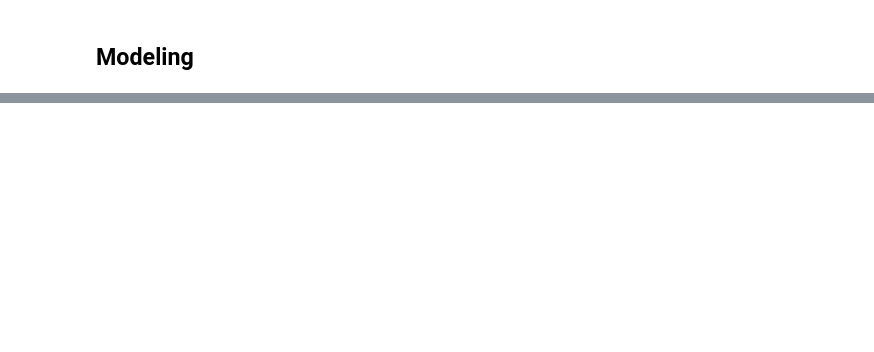
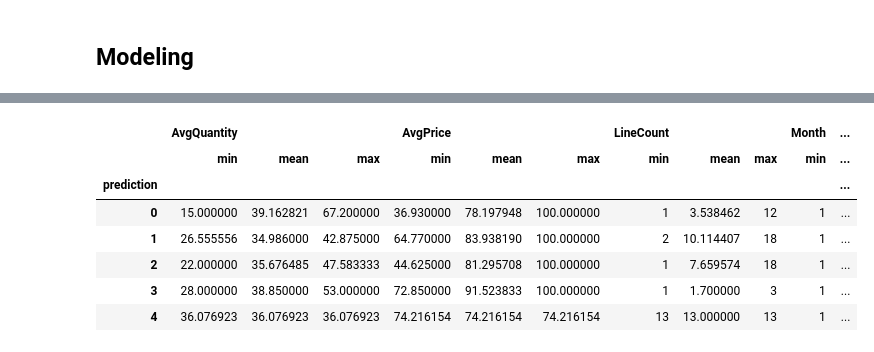
Before and after one commit to ahowe42/pyspark_explore, a Jupyter notebook: pyspark_essentials_udemy/MLLIB_Clustering_GMM.ipynb, the cells around one changed output, grey strips where cells are left out. Drawn from its saved outputs; the diff is of its cells as text; code cells hidden in the pictures; blank space fills up the shorter version.

Commit message:
Finished with GMM modeling notebook

```diff
--- a/pyspark_essentials_udemy/MLLIB_Clustering_GMM.ipynb
+++ b/pyspark_essentials_udemy/MLLIB_Clustering_GMM.ipynb
@@ -337,7 +316,7 @@ for (model, stuff) in models.items():
 # %%
 ''' evaluate different clustering cardinalities '''
 # setup range that will be tried
-kMax = 41
+kMax = 6 # make this 1 more than what you actually want
 xs = list(range(2, kMax))
 kCost = np.ones(kMax)*np.inf
 kSil = np.ones(kMax)*-1
@@ -350,20 +329,20 @@ for k in range(2, kMax):
     GMM = GaussianMixture(k=k, seed=randSeed, featuresCol='features')
     models[k] = GMM.fit(tran)
     # eval the model on the training set
-    kCost[k] = models[k].summary.trainingCost
-    print('\tTraining Cost = %0.3f'%kCost[k])
+    kCost[k] = models[k].summary.logLikelihood
+    print('\tLog likelihood = %0.3f'%kCost[k])
     # eval the model on the testing set
     testPred = models[k].transform(test)
     kSil[k] = ClusteringEvaluator().evaluate(testPred)
     print('\tSilhouette score = %0.3f'%kSil[k])
 
 # show the scree plot
-fig = plysub.make_subplots(rows=2, cols=1, print_grid=False, subplot_titles=('Train SSE vs. k', 'Test Silhouette vs. k'))
+fig = plysub.make_subplots(rows=2, cols=1, print_grid=False, subplot_titles=('Train Log Likelihood vs. k', 'Test Silhouette vs. k'))
 fig.add_trace(go.Scatter(x=xs, y=kCost[2:], mode='markers+lines'), 1, 1)
 fig.add_trace(go.Scatter(x=xs, y=kSil[2:], mode='markers+lines'), 2, 1)
 fig['layout']['title'] = '|GMM Results'
 plyoff.plot(fig)
 
 # find the min
-bestK = np.argmin(kCost)
+bestK = np.argmax(kCost)
 print('Best model has %d clusters, with a cost of %0.3f'%(bestK, kCost[bestK]))
@@ -402,23 +364,16 @@ print('Best model has %d clusters, with a cost of %0.3f'%(bestBK, bkCost[bestBK]
 ''' Evaluate best model on test set '''
 # get the best
 bestK = int(input('Enter the "best" k'))
-bestMod = input('Enter the best model ("k" or bk")')
-if bestMod == 'k':
-    # kmeans
-    bestModel = models[bestK]
-    cst = kCost[bestK]
-else:
-    # bisecting kmeans
-    bestModel = bmodels[bestK]
-    cst = bkCost[bestK]
-print('Best %s model has %d clusters, with a cost of %0.3f'%(bestMod, bestK, cst))
+bestModel = models[bestK]
+cst = kCost[bestK]
+print('Best GMM model has %d clusters, with a log likelihood of %0.3f'%(bestK, cst))
 
 # predict
 testPred = bestModel.transform(test)
 # eval
 evalSil = ClusteringEvaluator()
 silhouette = evalSil.evaluate(testPred)
-print('Silhouette score for %s model with %d cluster = [-1, %0.3f, 1]'%(bestMod, bestK, silhouette))
+print('Silhouette score for GMM model with %d cluster = [-1, %0.3f, 1]'%(bestK, silhouette))
 # get the centers
-cents = pd.DataFrame(index=list(range(bestK)), data=bestModel.clusterCenters(), columns=features)
+cents = pd.DataFrame(index=list(range(bestK)), data=[bestModel.gaussians[k].mean.toArray() for k in list(range(bestK))], columns=features)
 display(cents)
@@ -429,0 +390,11 @@ for feat in features:
+# %%
+''' predict topics on input data '''
+# predict and parse the topic probabilities
+preds = bestModel.transform(sales).select('ORDERNUMBER', *features, 'prediction', vector_to_array('probability').alias('mixtures')).toPandas()
+# label the mixture probabilities and drop the vector column
+preds = preds.drop(columns=['mixtures'], inplace=False).join(pd.DataFrame(data=preds['mixtures'].tolist(), columns=['Mixture %d'%k for k in range(bestK)]))
+# get the most likely topic
+preds['Predicted Mixture'] = preds[['Mixture %d'%k for k in range(bestK)]].idxmax(axis=1)
+preds['Predicted Mixture Prob.'] = preds[['Mixture %d'%k for k in range(bestK)]].max(axis=1)
+# talk
+display(preds.head())
@@ -430,2 +408,17 @@ for feat in features:
+# %%
+# characterize the clusters (would want to really use a classification model for this...)
+aggs = dict.fromkeys(features, ['min', 'mean', 'max'])
+aggs['prediction'] = 'count'
+pgb = preds.groupby(by=['prediction']).agg(aggs)
+display(pgb.head())
+# %% [output]
+|  | AvgQuantity |  |  | AvgPrice |  |  | LineCount |  |  | Month | ... |
+|  | min | mean | max | min | mean | max | min | mean | max | min | ... |
+| prediction |  |  |  |  |  |  |  |  |  |  | ... |
+| 0 | 15.000000 | 39.162821 | 67.200000 | 36.930000 | 78.197948 | 100.000000 | 1 | 3.538462 | 12 | 1 | ... |
+| 1 | 26.555556 | 34.986000 | 42.875000 | 64.770000 | 83.938190 | 100.000000 | 2 | 10.114407 | 18 | 1 | ... |
+| 2 | 22.000000 | 35.676485 | 47.583333 | 44.625000 | 81.295708 | 100.000000 | 1 | 7.659574 | 18 | 1 | ... |
+| 3 | 28.000000 | 38.850000 | 53.000000 | 72.850000 | 91.523833 | 100.000000 | 1 | 1.700000 | 3 | 1 | ... |
+| 4 | 36.076923 | 36.076923 | 36.076923 | 74.216154 | 74.216154 | 74.216154 | 13 | 13.000000 | 13 | 1 | ... |
 # %%
 sc.stop()
```
Also changed, not shown: parts of 12 cells of this notebook.
